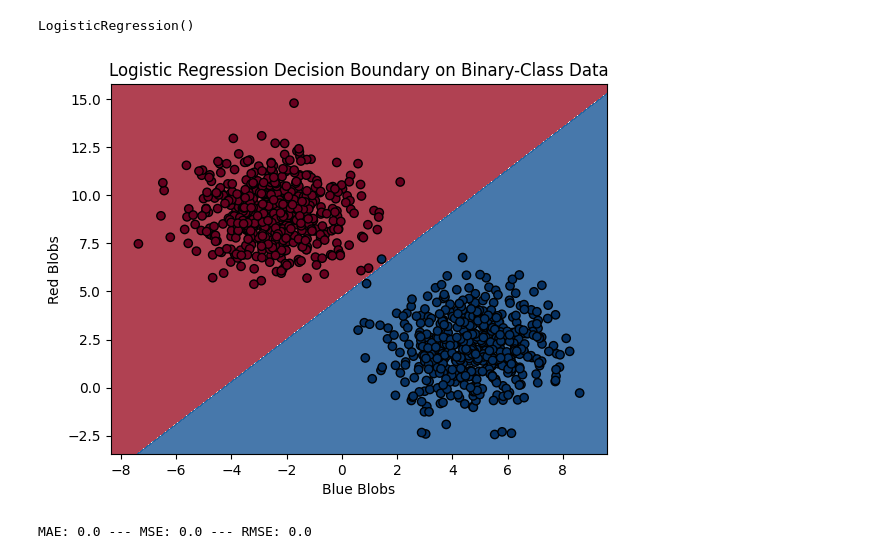
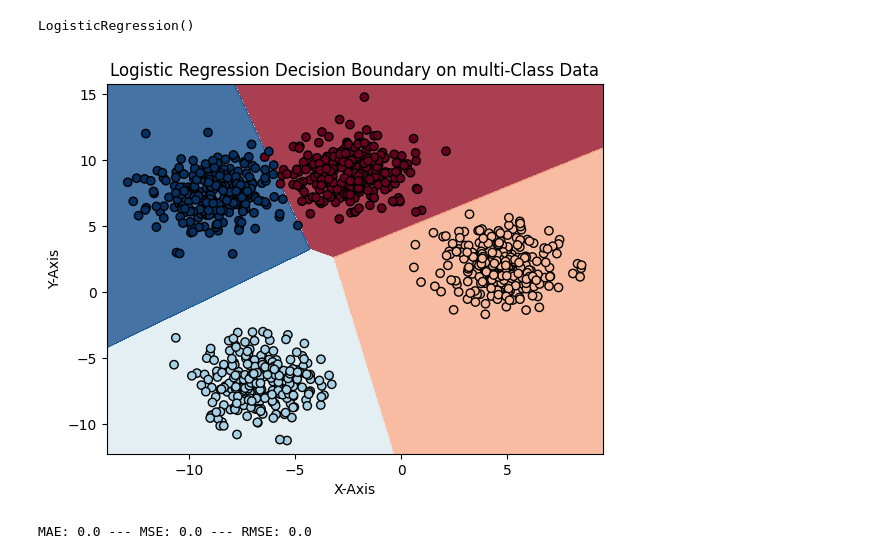
Before and after one commit to LuluW8071/Data-Science, a Jupyter notebook: Machine Learning/01-Supervised-Learning/02_Logistic_Regression.ipynb, the cells around one changed output. Drawn from its saved outputs; the diff is of its cells as text; code cells hidden in the pictures.

Commit message:
:rocket: [Update] Logistic Regression on Blobs data

```diff
--- a/Machine Learning/01-Supervised-Learning/02_Logistic_Regression.ipynb
+++ b/Machine Learning/01-Supervised-Learning/02_Logistic_Regression.ipynb
@@ -11,13 +11,13 @@ import numpy as np
 import seaborn as sns
 import matplotlib.pyplot as plt
 # %%
-
 from sklearn.datasets import make_blobs
 from sklearn.model_selection import train_test_split
-from sklearn.linear_model import LogisticRegression
+from sklearn.linear_model import LogisticRegression, LinearRegression
+from sklearn.neighbors import KNeighborsRegressor
 
 # Set the hyperparameters for data creation
-NUM_CLASSES = 2
+NUM_CLASSES = 4
 NUM_FEATURES = 2
 
 # Create a toy multi-class dataset
@@ -177,17 +176,17 @@ Z = model.predict(np.c_[xx.ravel(), yy.ravel()])
 # %%
 # Put the result into a color plot
 Z = Z.reshape(xx.shape)
 plt.contourf(xx, yy, Z, cmap=plt.cm.RdBu, alpha=0.8)
 # plt.show()
 
 # Plot data points
 plt.scatter(X_blob[:, 0], X_blob[:, 1], c=y_blob, cmap=plt.cm.RdBu, edgecolors='k')
-plt.xlabel('Blue Blobs')
-plt.ylabel('Red Blobs')
-plt.title('Logistic Regression Decision Boundary on Binary-Class Data')
+plt.xlabel('X-Axis')
+plt.ylabel('Y-Axis')
+plt.title('Logistic Regression Decision Boundary on Multi-Class Data')
 plt.show()
 # %% [output]
-[figure, old version]
+[figure, new version]
 # %%
 from sklearn.metrics import (
     mean_absolute_error,
```
Also changed, not shown: parts of 3 cells of this notebook, 1 other file.
